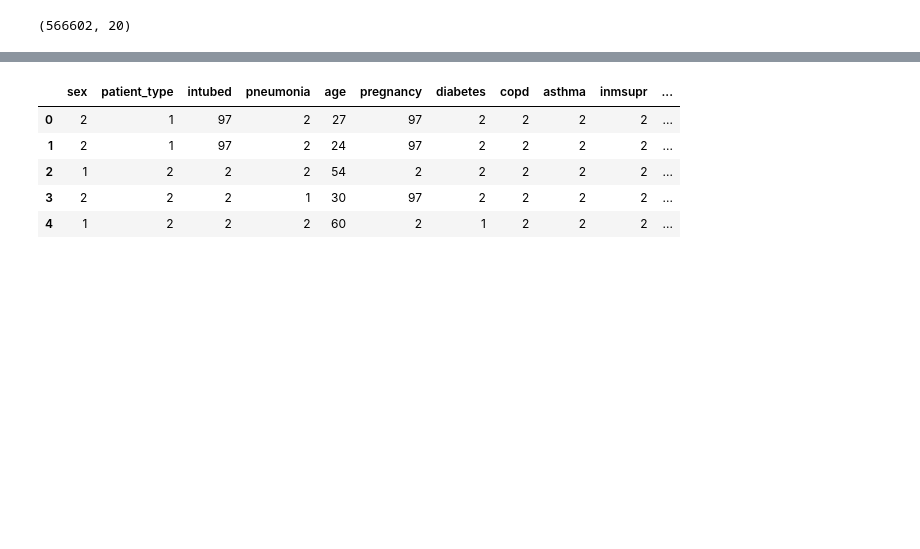
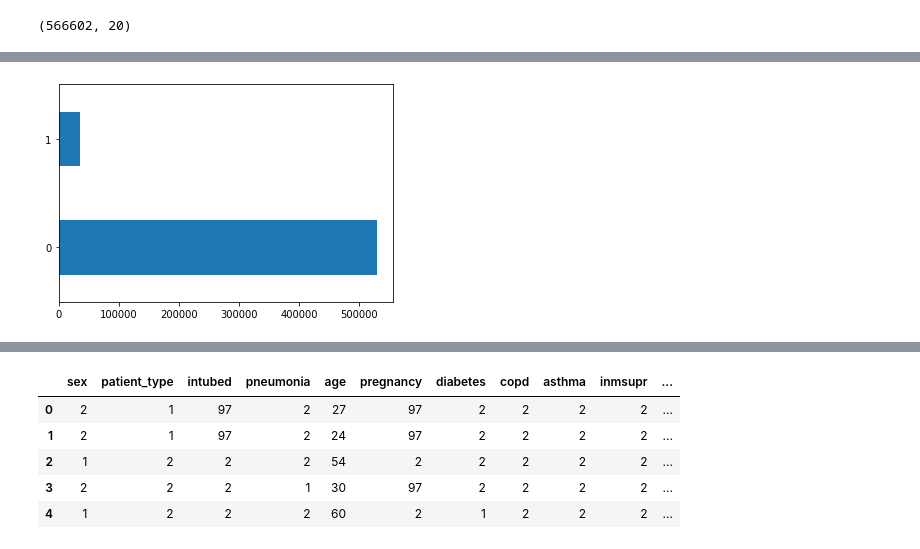
Before and after one commit to Andres8bit/Machine-Learning, a Jupyter notebook: Covid_model.ipynb, the cells around one changed output, grey strips where cells are left out. Drawn from its saved outputs; the diff is of its cells as text; code cells hidden in the pictures; blank space fills up the shorter version.

```diff
--- a/Covid_model.ipynb
+++ b/Covid_model.ipynb
@@ -358,0 +370,5 @@ training_set.shape
+# %%
+training_set.deceased.value_counts().plot(kind='barh')
+plt.show()
+# %% [output]
+[figure, added]
```
Also changed, not shown: parts of 5 cells of this notebook.
